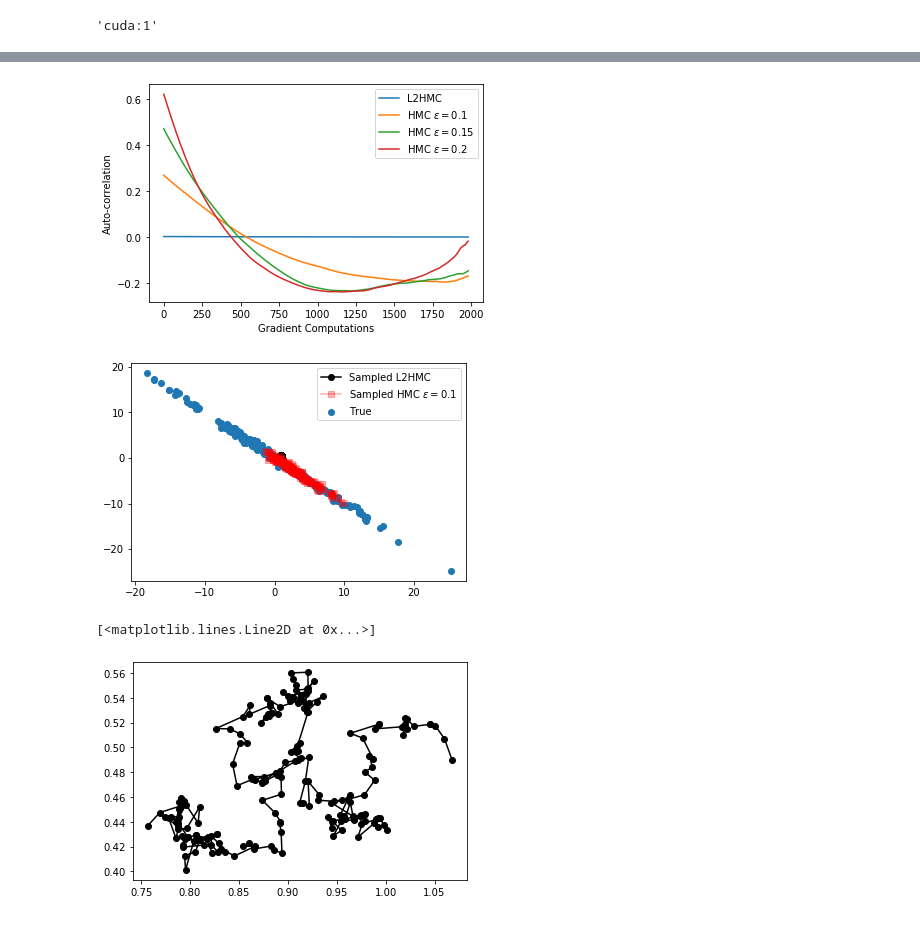
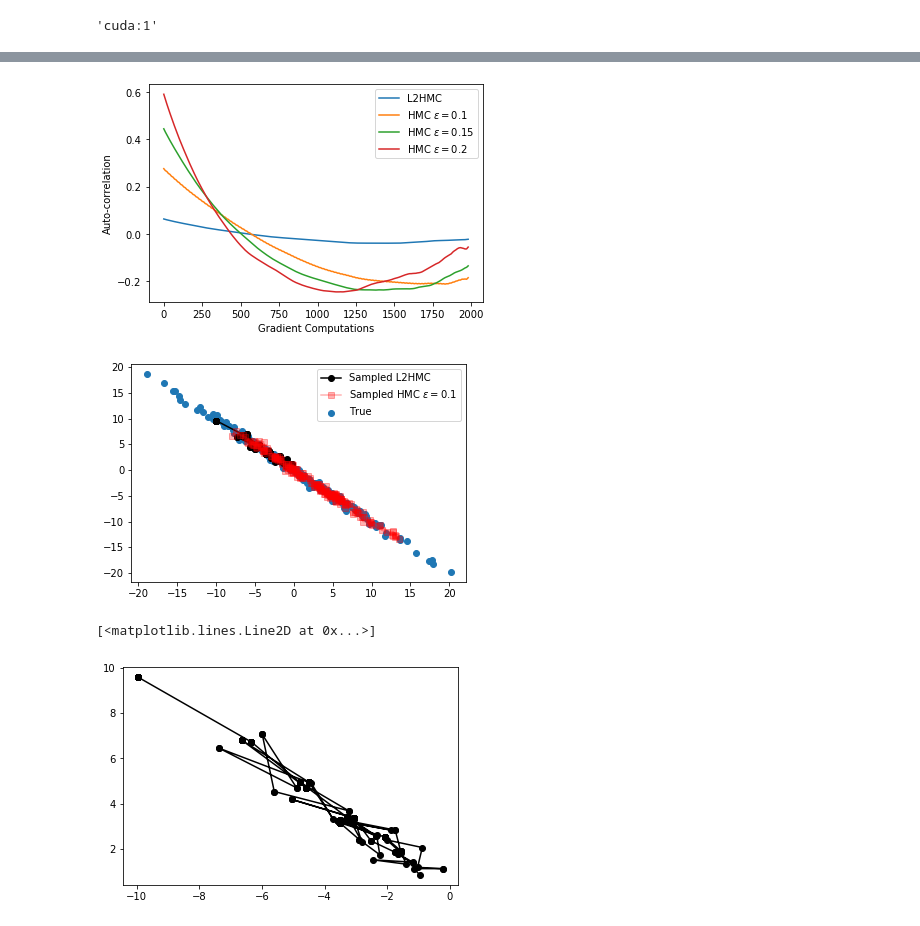
Before and after one commit to nkotelevskii/l2hmc_pytorch, a Jupyter notebook: l2hmc/our_alg.ipynb, the cells around one changed output, grey strips where cells are left out. Saved outputs shown, nothing was run; the diff lists cells and outputs as text; code cells hidden in the pictures.

```diff
--- a/l2hmc/our_alg.ipynb
+++ b/l2hmc/our_alg.ipynb
@@ -54,5 +54,5 @@ plt.show()
 # %%
-n_batches = 5000
+n_batches = 2500 #5000
 n_samples = 300
 K = 10
 scale = torch.tensor(0.1, device=device)
@@ -69,14 +69,14 @@ torch_log_2 = torch.tensor(np.log(2.), device=device, dtype=torch.float32)
 def compute_loss(z_new, p_new, z_old, p_old, sum_log_alpha, sum_log_jac):
     log_p = distribution.get_logdensity(z_new) + std_normal.log_prob(p_new).sum(1)
     log_r = -K * torch_log_2
-    log_m = std_normal.log_prob(z_old).sum(1) + std_normal.log_prob(p_old).sum(1) - sum_log_jacobian + sum_log_alpha
+    log_m = std_normal.log_prob(z_old).sum(1) + std_normal.log_prob(p_old).sum(1) - sum_log_jac + sum_log_alpha
     elbo_full = log_p + log_r - log_m
     grad_elbo = torch.mean(elbo_full + elbo_full.detach() * sum_log_alpha)
     return elbo_full.detach().mean().item(), grad_elbo
 
 for t in tqdm(range(n_batches)):
-    z_old = torch.randn(n_samples, x_dim, dtype=torch.float32, device=device)
-    p_old = torch.randn(n_samples, x_dim, dtype=torch.float32, device=device)
+    z_old = std_normal.sample((n_samples, x_dim))
+    p_old = std_normal.sample((n_samples, x_dim))
     optim.zero_grad()
     sum_log_alpha = torch.zeros(z_old.shape[0], dtype=torch.float32, device=device) # for grad log alpha accumulation
     sum_log_jacobian = torch.zeros(z_old.shape[0], dtype=torch.float32, device=device) # for log_jacobian accumulation
@@ -85,7 +85,7 @@ for t in tqdm(range(n_batches)):
     p_new = p_old.detach()
 
     for k in range(K):
-        u = torch.randn(p_new.shape, dtype=torch.float32, device=device)
+        u = std_normal.sample(p_new.shape)
 #         pdb.set_trace()
         _, p_prop, log_alpha, z_new, log_jac = propose(x=z_old, dynamics=dynamics,
                                                        init_v=p_new, do_mh_step=True, device=device, our_alg=True, use_barker=True)
@@ -153,22 +168,22 @@ plt.xlabel('Gradient Computations')
 plt.legend()
 plt.show()
 # %% [output]
-[figure, old version]
+[figure, new version]
 # %%
-num = 0
+num = 4
 
 points_to_plot = np.min([200, length_of_chains - 1])
 
 plt.scatter(S[:points_to_plot, 0], S[:points_to_plot, 1], label='True')
 plt.plot(L2HMC_samples[:points_to_plot, num, 0], L2HMC_samples[:points_to_plot, num, 1], label='Sampled L2HMC', color='black', marker='o')
 plt.plot(HMC_samples_2[:points_to_plot, num, 0], HMC_samples_2[:points_to_plot, num, 1], label='Sampled HMC $\epsilon=0.1$', color='red', marker='s', alpha=0.3)
 plt.legend()
 plt.show()
 # %% [output]
-[figure, old version]
+[figure, new version]
 # %%
 # num = 1
 plt.plot(L2HMC_samples[:points_to_plot, num, 0], L2HMC_samples[:points_to_plot, num, 1], label='Sampled L2HMC', color='black', marker='o')
 # %% [output]
 [<matplotlib.lines.Line2D at 0x...>]
-[figure, old version]
+[figure, new version]
```
Also changed, not shown: parts of 4 cells of this notebook, 4 other files.
